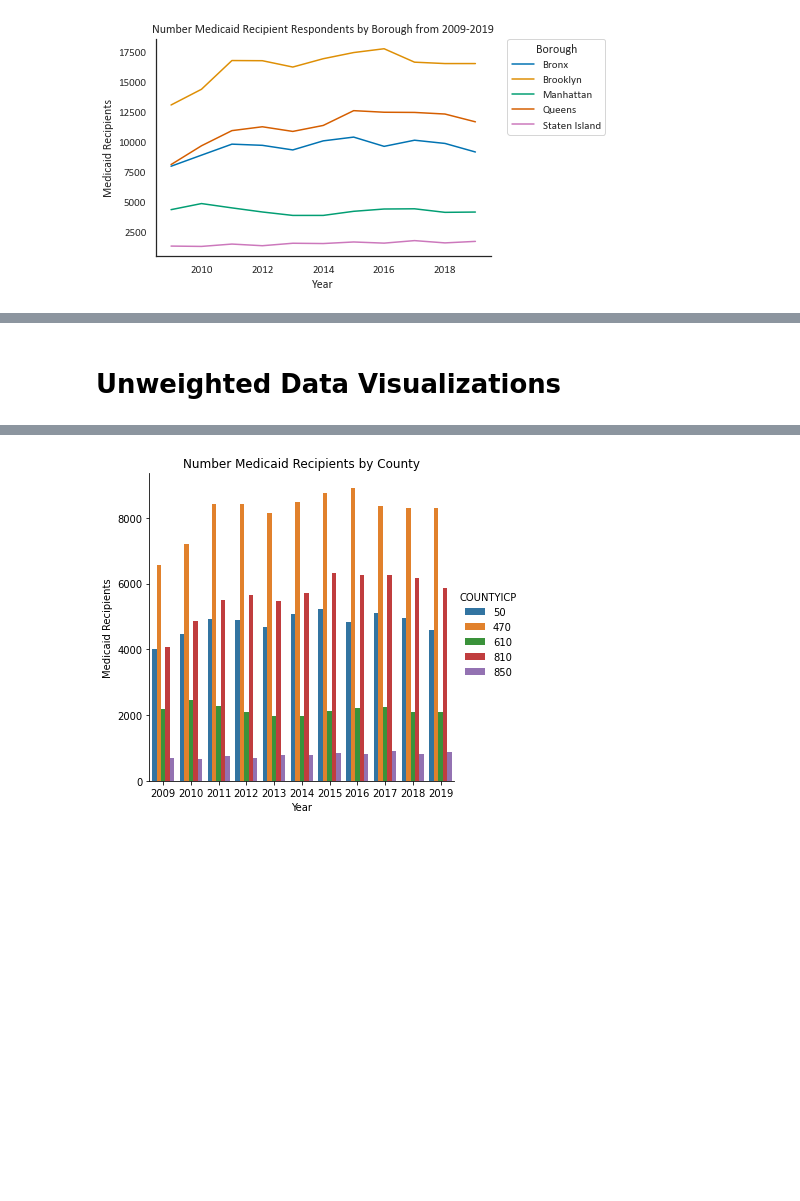
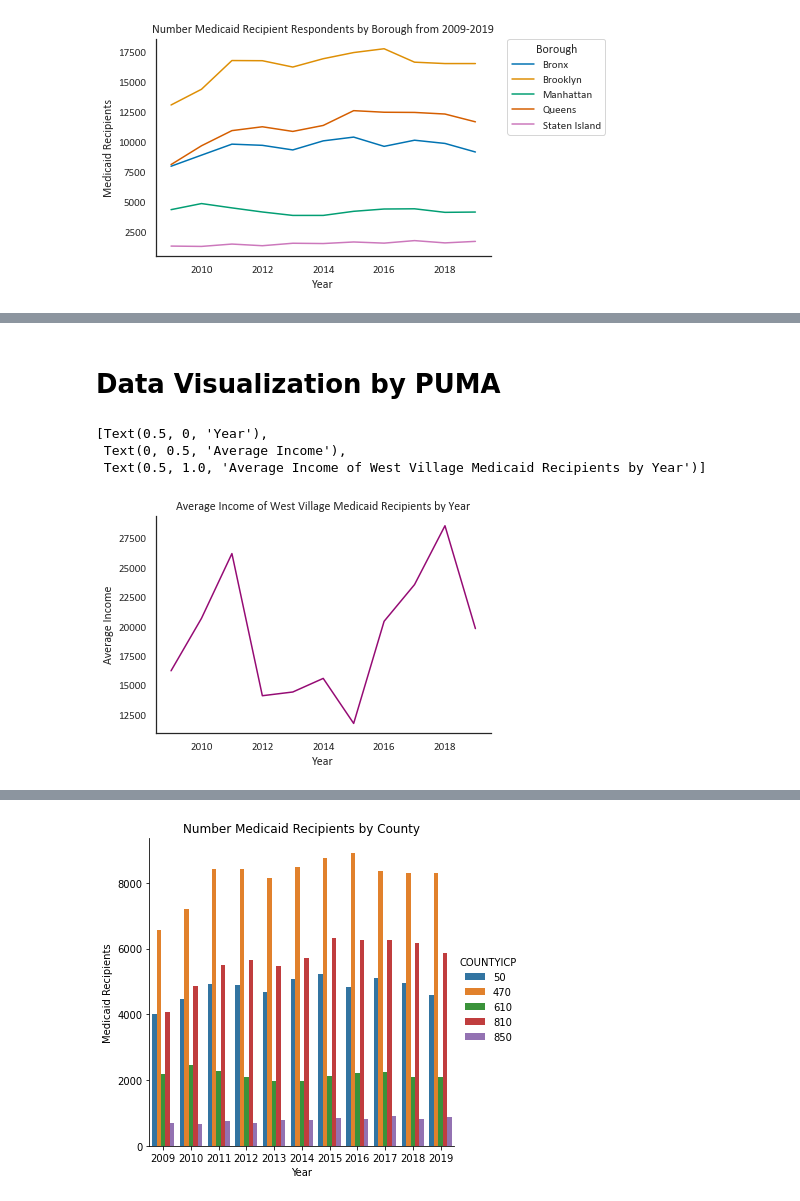
Before and after one commit to mspp-data-studio-2021/Ariel_Medex, a Jupyter notebook: IPUMS ACS Data 2009-2019.ipynb, the cells around one changed output, grey strips where cells are left out. Saved outputs shown, nothing was run; the diff lists cells and outputs as text; code cells hidden in the pictures; blank space fills up the shorter version.

```diff
--- a/IPUMS ACS Data 2009-2019.ipynb
+++ b/IPUMS ACS Data 2009-2019.ipynb
@@ -150,0 +129,6 @@ df['WEIGHTED_HINSCAID'] = df['HINSCAID']*df['WEIGHT']/2 # div 2 due to coded var
+# %%
+puma = df1.groupby(['YEAR', 'COUNTYICP', 'PUMA'], as_index=False)
+# %%
+PUMA = calc.mean(puma, 'INCTOT').reset_index()
+neighborhood = PUMA.rename(columns={None: 'AVGINC'})
+neighborhood
@@ -344,2 +286,14 @@ df_weighted
-# %% [markdown]
-# Unweighted Data Visualizations
+# %% [markdown]
+# Data Visualization by PUMA
+# %%
+west_village = neighborhood[neighborhood['PUMA'] == 3807] #West Village is one of the richest areas of Manhattan/NYC
+
+w = sns.lineplot(x="YEAR", y="AVGINC",
+                     data=west_village, color="#950B74")
+sns.despine()
+w.set(xlabel='Year', ylabel='Average Income', title='Average Income of West Village Medicaid Recipients by Year')
+# %% [output]
+[Text(0.5, 0, 'Year'),
+ Text(0, 0.5, 'Average Income'),
+ Text(0.5, 1.0, 'Average Income of West Village Medicaid Recipients by Year')]
+[figure, added]
```
Also changed, not shown: parts of 43 cells of this notebook.
